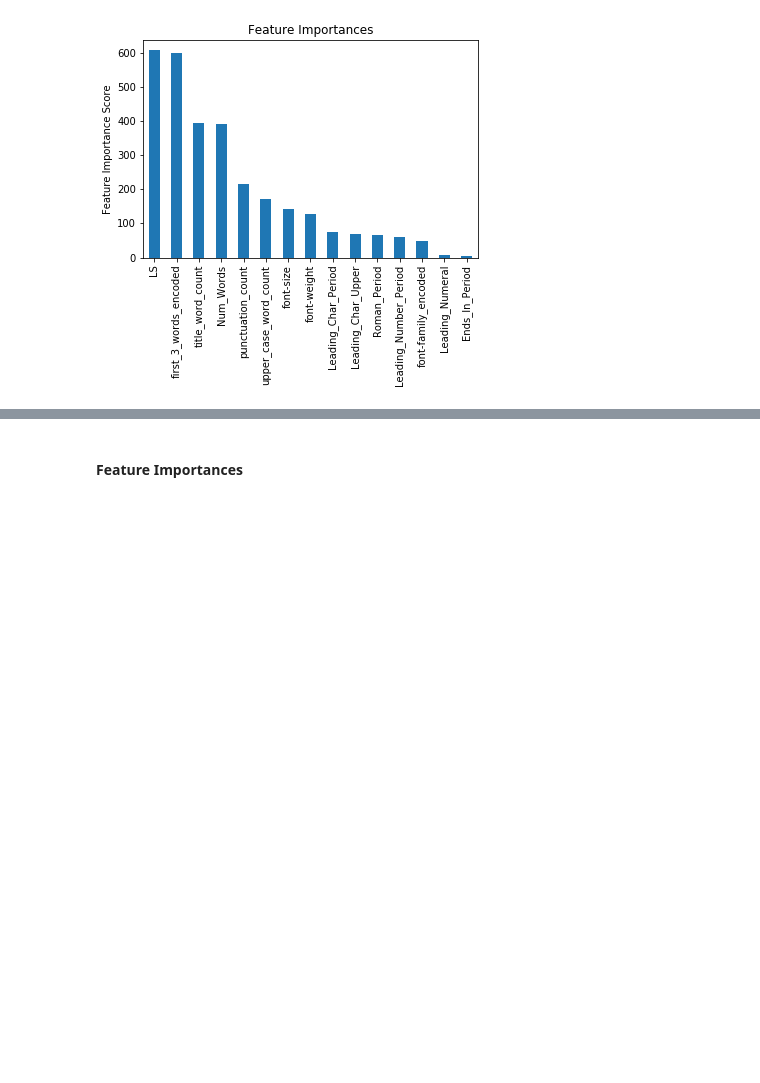
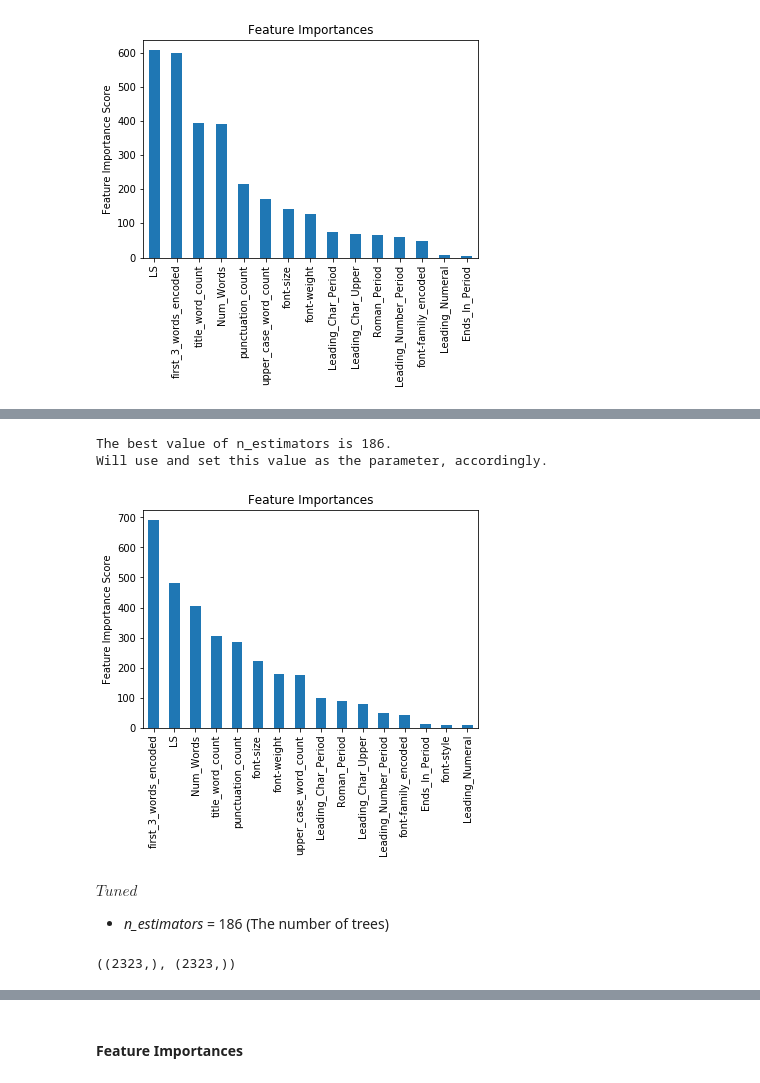
Before and after one commit to my2582/KPMGCapstone, a Jupyter notebook: module1/modelling_notebooks/Combined_Final_Model_V9_Minsu.ipynb, the cells around one changed output, grey strips where cells are left out. Saved outputs shown, nothing was run; the diff lists cells and outputs as text; code cells hidden in the pictures; blank space fills up the shorter version.

Commit message:
More tuned.

```diff
--- a/module1/modelling_notebooks/Combined_Final_Model_V9_Minsu.ipynb
+++ b/module1/modelling_notebooks/Combined_Final_Model_V9_Minsu.ipynb
@@ -2236,0 +2291,3 @@ Will use and set this value as the parameter, accordingly.
+# %%
+pos_wt = int(np.sum(y_train==0)/np.sum(y_train==1))
+pos_wt
@@ -2236,0 +2376,26 @@ Will use and set this value as the parameter, accordingly.
+# %%
+predictors = [x for x in X_train_encoded.columns]
+
+xgb1 = xgb.XGBClassifier(
+        max_depth=max_depth,
+        min_child_weight=min_child_weight,
+        learning_rate=learning_rate,
+        n_estimators=n_estimators,
+        objective='binary:logistic',
+        gamma=gamma,
+        subsample=subsample,
+        colsample_bytree=colsample_bytree,
+        colsample_bylevel=colsample_bylevel,
+        reg_alpha=reg_alpha,
+        reg_lambda=reg_lambda,
+        scale_pos_weight=pos_wt,
+        seed=seed)
+
+xgboost_fit(xgb1, X_train_encoded, predictors)
+# %% [output]
+The best value of n_estimators is 186.
+Will use and set this value as the parameter, accordingly.
+[figure, added]
+# %% [markdown]
+$Tuned$
+- *n_estimators* = 186 (The number of trees)
@@ -2236,0 +2407,4 @@ Will use and set this value as the parameter, accordingly.
+# %%
+y_test.shape, y_pred.shape
+# %% [output]
+((2323,), (2323,))
```
Also changed, not shown: parts of 71 cells of this notebook.
